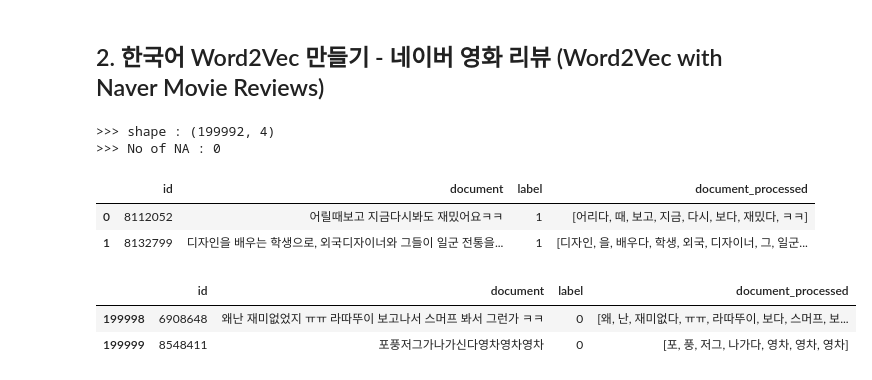
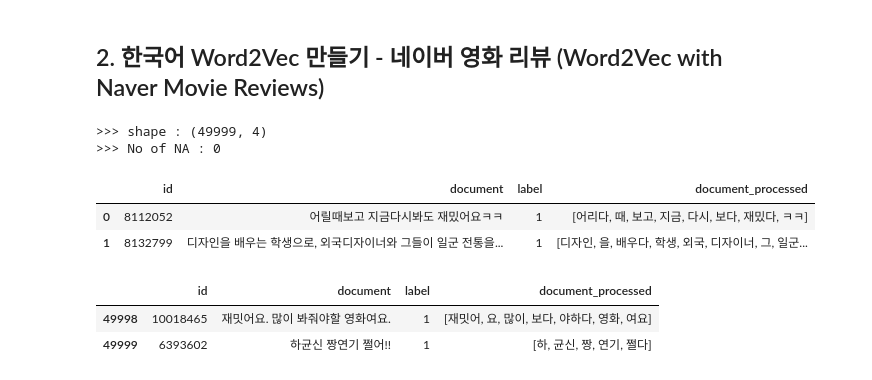
Before and after one commit to sam351/TIL2021, a Jupyter notebook: wikidocs-nlp-deeplearning/10-03_Word2Vec.ipynb, the cells around one changed output. Drawn from its saved outputs; the diff is of its cells as text; code cells hidden in the pictures.

```diff
--- a/wikidocs-nlp-deeplearning/10-03_Word2Vec.ipynb
+++ b/wikidocs-nlp-deeplearning/10-03_Word2Vec.ipynb
@@ -148,27 +148,27 @@ Wall time: 4.24 s
 # %%
 %%time
 
 # download Korean corpus - Naver movie review
 urllib.request.urlretrieve("https://raw.githubusercontent.com/e9t/nsmc/master/ratings.txt", filename="ratings.txt")
 
 # load data
-train_data = pd.read_table('ratings.txt')
+train_data = pd.read_table('ratings.txt').head(50000)
 train_data = train_data.dropna()  # drop rows with NA
 
 # pre-process data - takes time
-train_data['document_processed'] = train_data['document'].str.replace('[^ㄱ-ㅎㅏ-ㅣ가-힣 ]', '')
 stopwords = ['의','가','이','은','들','는','좀','잘','걍','과','도','를','으로','자','에','와','한','하다']
 okt = Okt()
-train_data['document_processed'] = train_data['document_processed'].apply(lambda sent : [tk for tk in okt.morphs(sent, stem=True) if tk not in stopwords])
+train_data['document_processed'] = train_data['document'].str.replace('[^ㄱ-ㅎㅏ-ㅣ가-힣 ]', '') \
+                                      .apply(lambda sent : [tk for tk in okt.morphs(sent, stem=True) if tk not in stopwords])
 
 # check the result
 show_table(train_data)
 # %% [output]
->>> shape : (199992, 4)
+>>> shape : (49999, 4)
 >>> No of NA : 0
 |  | id | document | label | document_processed |
 | 0 | 8112052 | 어릴때보고 지금다시봐도 재밌어요ㅋㅋ | 1 | [어리다, 때, 보고, 지금, 다시, 보다, 재밌다, ㅋㅋ] |
 | 1 | 8132799 | 디자인을 배우는 학생으로, 외국디자이너와 그들이 일군 전통을... | 1 | [디자인, 을, 배우다, 학생, 외국, 디자이너, 그, 일군... |
 |  | id | document | label | document_processed |
-| 199998 | 6908648 | 왜난 재미없었지 ㅠㅠ 라따뚜이 보고나서 스머프 봐서 그런가 ㅋㅋ | 0 | [왜, 난, 재미없다, ㅠㅠ, 라따뚜이, 보다, 스머프, 보... |
-| 199999 | 8548411 | 포풍저그가나가신다영차영차영차 | 0 | [포, 풍, 저그, 나가다, 영차, 영차, 영차] |
+| 49998 | 10018465 | 재밋어요. 많이 봐줘야할 영화여요. | 1 | [재밋어, 요, 많이, 보다, 야하다, 영화, 여요] |
+| 49999 | 6393602 | 하균신 짱연기 쩔어!! | 1 | [하, 균신, 짱, 연기, 쩔다] |
```
Also changed, not shown: parts of 9 cells of this notebook.
